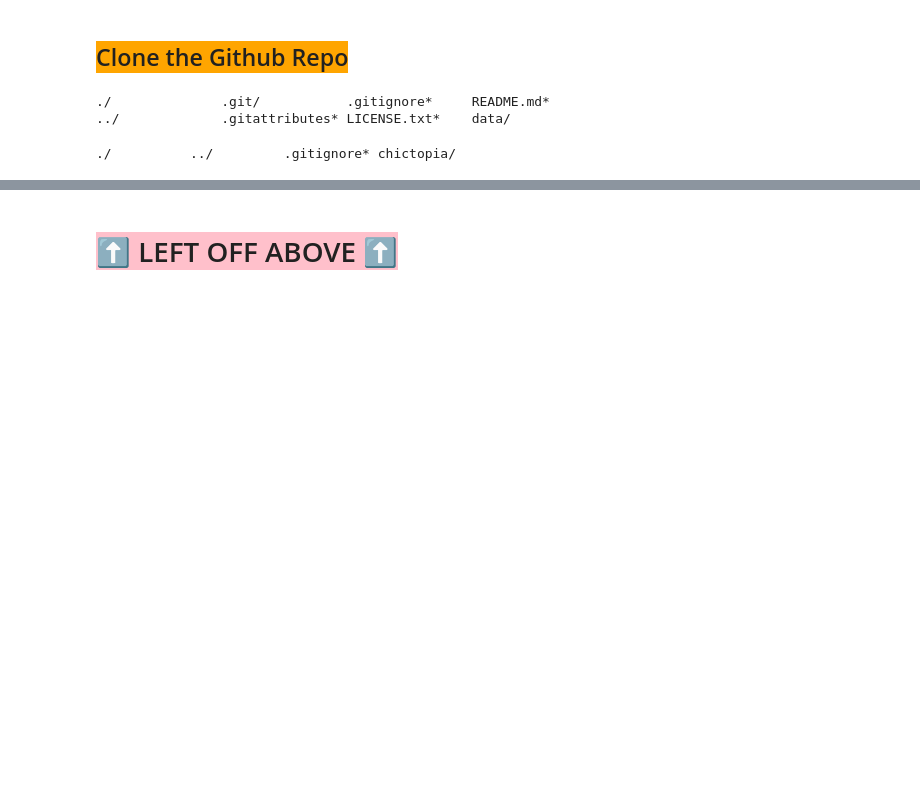
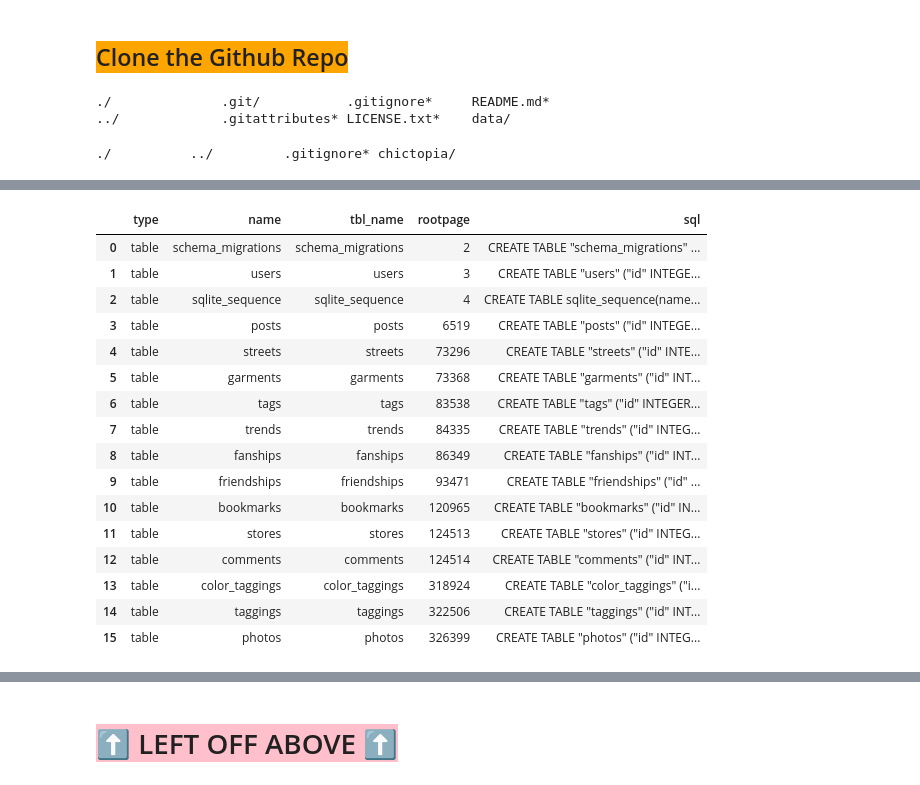
Before and after one commit to StyleVerse/Outfit-Recommender, a Jupyter notebook: notebooks/Step2_EDA/Step2_EDA_PaperDolls.ipynb, the cells around one changed output, grey strips where cells are left out. Cells and saved outputs as stored; diff of their text form; code cells hidden in the pictures; blank space fills up the shorter version.

```diff
--- a/notebooks/Step2_EDA/Step2_EDA_PaperDolls.ipynb
+++ b/notebooks/Step2_EDA/Step2_EDA_PaperDolls.ipynb
@@ -155,0 +214,7 @@ gunzip -c chictopia.sql.gz | sqlite3 chictopia.sqlite3
+# %%
+# Gettin schema
+schema_list = pd.read_sql("""SELECT *
+FROM sqlite_schema
+""",con=db)
+
+schema_list.sample(n=10)
@@ -155,0 +233,21 @@ gunzip -c chictopia.sql.gz | sqlite3 chictopia.sqlite3
+# %%
+# Preview tables
+schema_list.loc[schema_list['type'] == 'table']
+# %% [output]
+|  | type | name | tbl_name | rootpage | sql |
+| 0 | table | schema_migrations | schema_migrations | 2 | CREATE TABLE "schema_migrations" ... |
+| 1 | table | users | users | 3 | CREATE TABLE "users" ("id" INTEGE... |
+| 2 | table | sqlite_sequence | sqlite_sequence | 4 | CREATE TABLE sqlite_sequence(name... |
+| 3 | table | posts | posts | 6519 | CREATE TABLE "posts" ("id" INTEGE... |
+| 4 | table | streets | streets | 73296 | CREATE TABLE "streets" ("id" INTE... |
+| 5 | table | garments | garments | 73368 | CREATE TABLE "garments" ("id" INT... |
+| 6 | table | tags | tags | 83538 | CREATE TABLE "tags" ("id" INTEGER... |
+| 7 | table | trends | trends | 84335 | CREATE TABLE "trends" ("id" INTEG... |
+| 8 | table | fanships | fanships | 86349 | CREATE TABLE "fanships" ("id" INT... |
+| 9 | table | friendships | friendships | 93471 | CREATE TABLE "friendships" ("id" ... |
+| 10 | table | bookmarks | bookmarks | 120965 | CREATE TABLE "bookmarks" ("id" IN... |
+| 11 | table | stores | stores | 124513 | CREATE TABLE "stores" ("id" INTEG... |
+| 12 | table | comments | comments | 124514 | CREATE TABLE "comments" ("id" INT... |
+| 13 | table | color_taggings | color_taggings | 318924 | CREATE TABLE "color_taggings" ("i... |
+| 14 | table | taggings | taggings | 322506 | CREATE TABLE "taggings" ("id" INT... |
+| 15 | table | photos | photos | 326399 | CREATE TABLE "photos" ("id" INTEG... |
```
Also changed, not shown: parts of 50 cells of this notebook.
